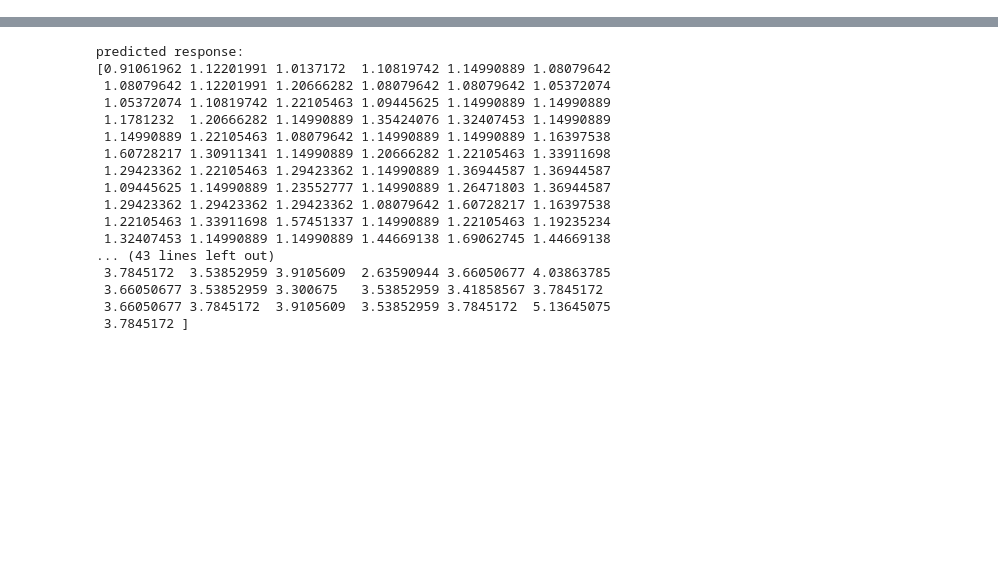
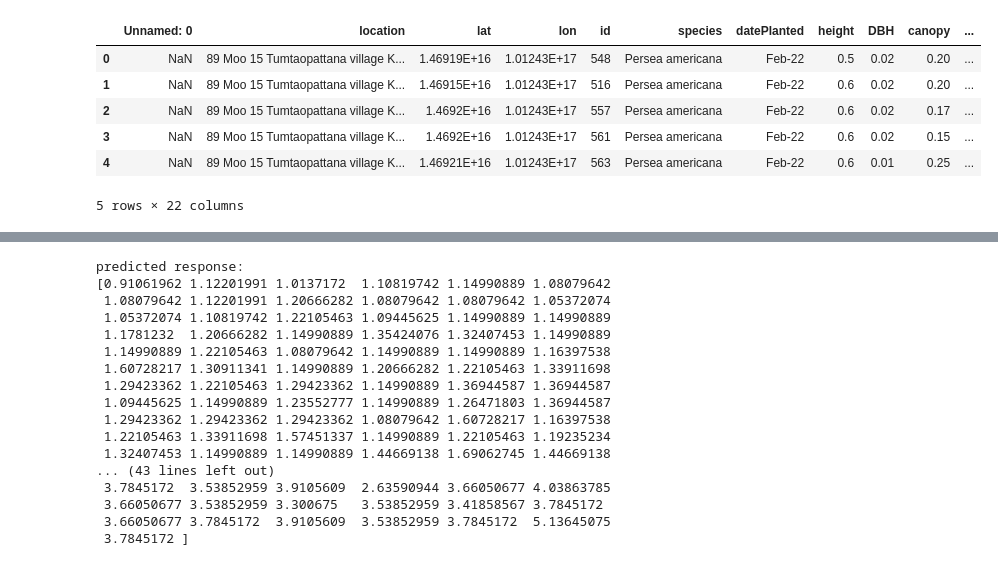
Before and after one commit to TheBull8/MachineLearning, a Jupyter notebook: Notebooks/LinearRegressionProd1.ipynb, the cells around one changed output, grey strips where cells are left out. Cells and saved outputs as stored; diff of their text form; code cells hidden in the pictures; blank space fills up the shorter version.

```diff
--- a/Notebooks/LinearRegressionProd1.ipynb
+++ b/Notebooks/LinearRegressionProd1.ipynb
@@ -7,5 +9,13 @@ import pandas as pd
 # %%
-df = pd.read_csv('/Users/edwardwong/documents/RedAnt/YellowN.csv')
+df = pd.read_csv('OrangeN.csv')
 df.head()
-x = np.array(df['canopy'].to_numpy()).reshape((-1, 1))
-y = np.array(df['height'].to_numpy())
+#x = np.array(df['canopy'].to_numpy()).reshape((-1, 1))
+#y = np.array(df['height'].to_numpy())
+# %% [output]
+|  | Unnamed: 0 | location | lat | lon | id | species | datePlanted | height | DBH | canopy | ... |
+| 0 | NaN | 89 Moo 15 Tumtaopattana village K... | 1.46919E+16 | 1.01243E+17 | 548 | Persea americana | Feb-22 | 0.5 | 0.02 | 0.20 | ... |
+| 1 | NaN | 89 Moo 15 Tumtaopattana village K... | 1.46915E+16 | 1.01243E+17 | 516 | Persea americana | Feb-22 | 0.6 | 0.02 | 0.20 | ... |
+| 2 | NaN | 89 Moo 15 Tumtaopattana village K... | 1.4692E+16 | 1.01243E+17 | 557 | Persea americana | Feb-22 | 0.6 | 0.02 | 0.17 | ... |
+| 3 | NaN | 89 Moo 15 Tumtaopattana village K... | 1.4692E+16 | 1.01243E+17 | 561 | Persea americana | Feb-22 | 0.6 | 0.02 | 0.15 | ... |
+| 4 | NaN | 89 Moo 15 Tumtaopattana village K... | 1.46921E+16 | 1.01243E+17 | 563 | Persea americana | Feb-22 | 0.6 | 0.01 | 0.25 | ... |
+5 rows × 22 columns
```
Also changed, not shown: parts of 7 cells of this notebook.
